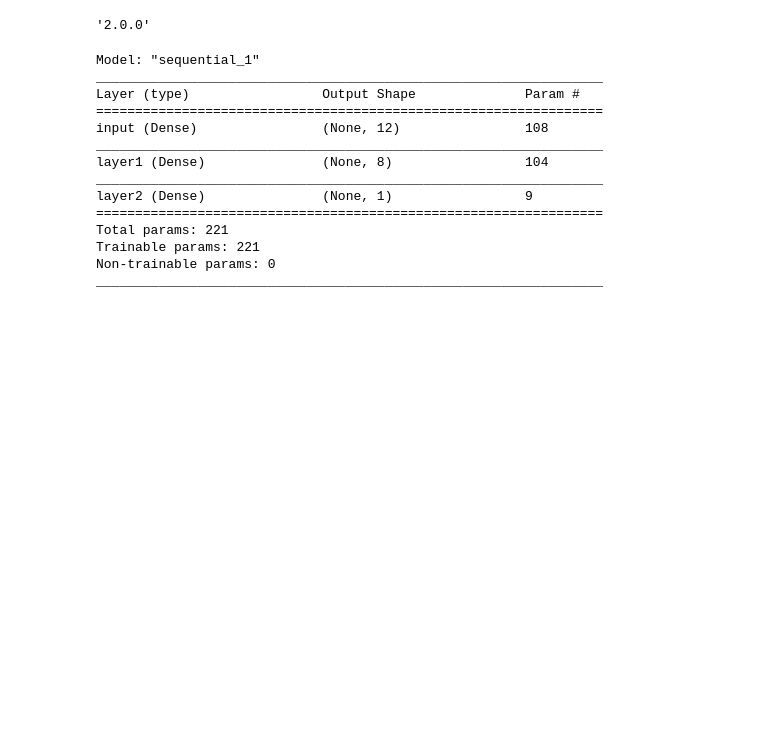
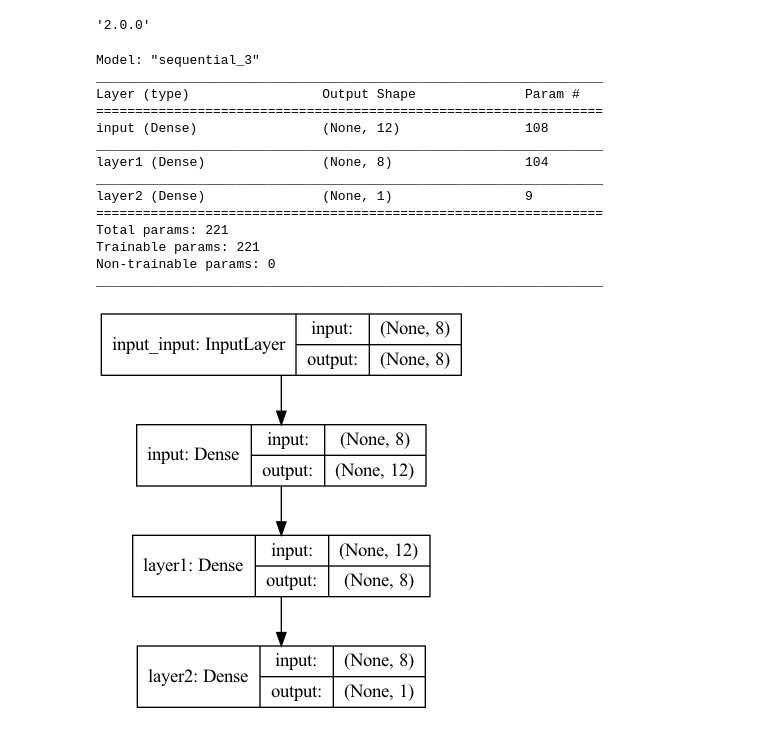
Before and after one commit to scode-cs/test-dl-projects, a Jupyter notebook: keras/diabetes/daibetes_keras_model.ipynb, the cells around one changed output. Drawn from its saved outputs; the diff is of its cells as text; code cells hidden in the pictures; blank space fills up the shorter version.

Commit message:
updated model

```diff
--- a/keras/diabetes/daibetes_keras_model.ipynb
+++ b/keras/diabetes/daibetes_keras_model.ipynb
@@ -54,11 +59,11 @@ os.environ['TF_CPP_MIN_LOG_LEVEL'] = '2'
 model = Sequential()
 model.add(Dense(12, input_shape=(8,), activation='relu', name='input'))
 model.add(Dense(8, activation='relu', name='layer1'))
-model.add(Dense(1, activation='sigmoid', name='layer2'))
+model.add(Dense(1, activation='relu', name='layer2'))
 # %%
 model.summary()
 # %% [output]
-Model: "sequential_1"
+Model: "sequential_3"
 _________________________________________________________________
 Layer (type)                 Output Shape              Param #
 =================================================================
@@ -72,6 +77,10 @@ Total params: 221
 Trainable params: 221
 Non-trainable params: 0
 _________________________________________________________________
+# %%
+plot_model(model, to_file='model_plot.png', show_shapes=True, show_layer_names=True)
+# %% [output]
+[figure, added]
 # %%
 # compile the keras model
 model.compile(loss='binary_crossentropy', optimizer='adam', metrics=['accuracy'])
```
Also changed, not shown: parts of 3 cells of this notebook, 1 other file.
